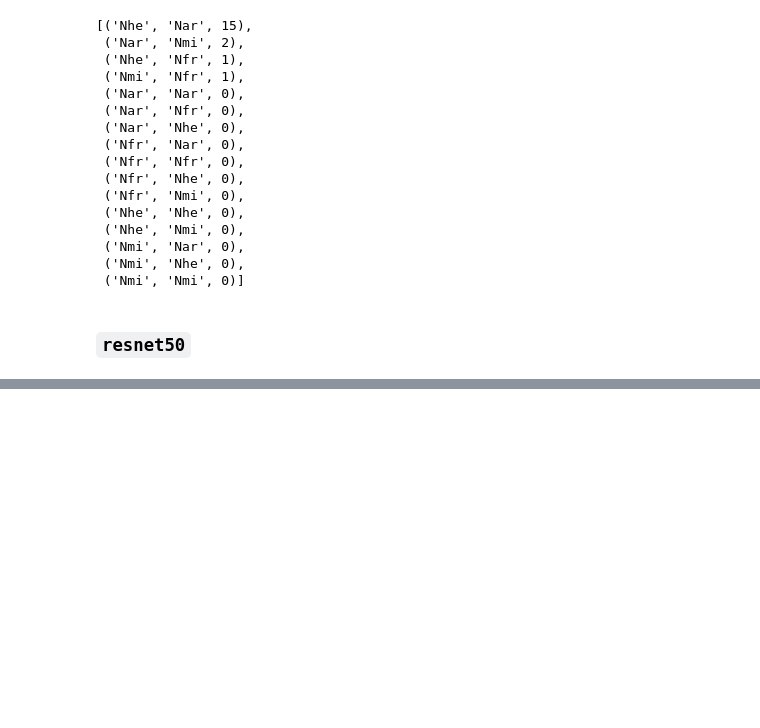
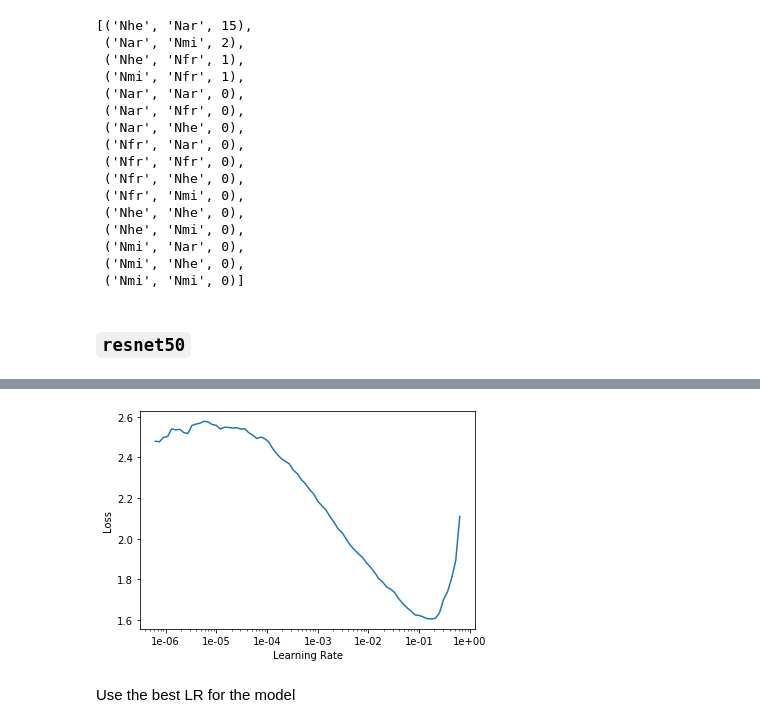
Before and after one commit to butterflyology/Neonympha_geomorph, a Jupyter notebook: code/google_images.ipynb, the cells around one changed output, grey strips where cells are left out. Cells and saved outputs as stored; diff of their text form; code cells hidden in the pictures; blank space fills up the shorter version.

Commit message:
updated w/ resnet50, same results as 34

```diff
--- a/code/google_images.ipynb
+++ b/code/google_images.ipynb
@@ -326,0 +314,5 @@ gimage_learn50c.fit_one_cycle(6) # after 4 cycles error is
+# %%
+# with 64 sized images
+learn_rn50 = cnn_learner(data_64, \
+                            models.resnet50, \
+                            metrics = error_rate)
@@ -326,0 +327,6 @@ gimage_learn50c.fit_one_cycle(6) # after 4 cycles error is
+# %%
+learn_rn50.recorder.plot()
+# %% [output]
+[figure, added]
+# %% [markdown]
+Use the best LR for the model
```
Also changed, not shown: parts of 45 cells of this notebook, 2 other files.
